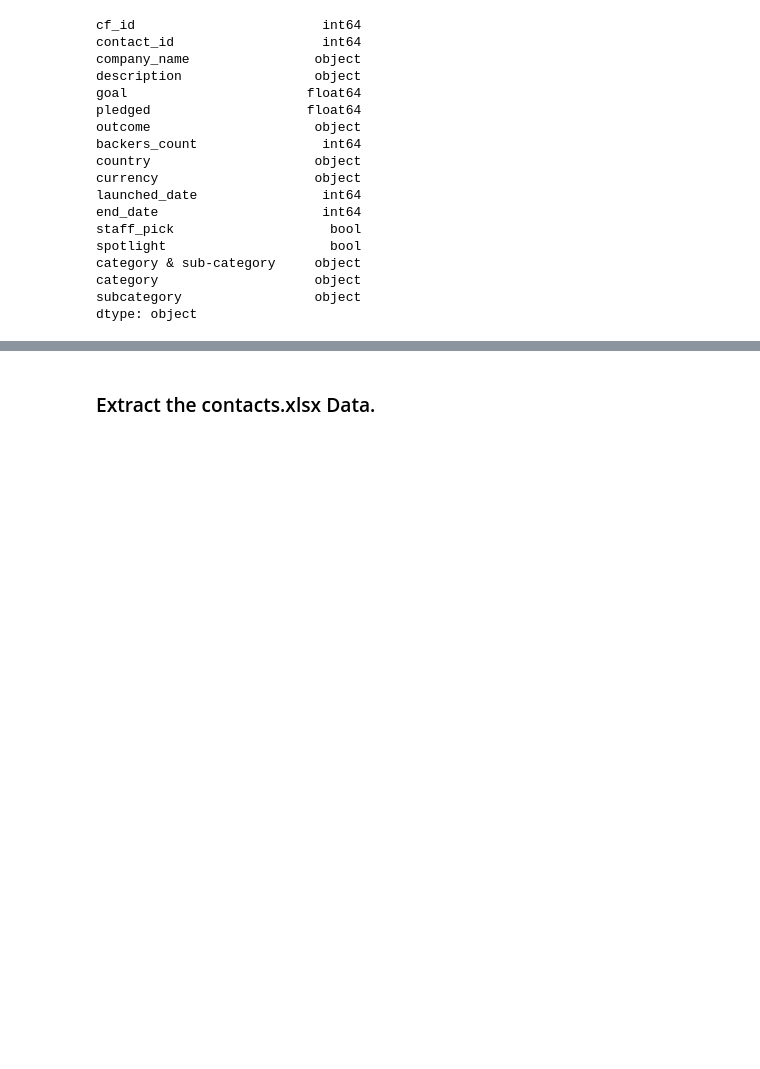
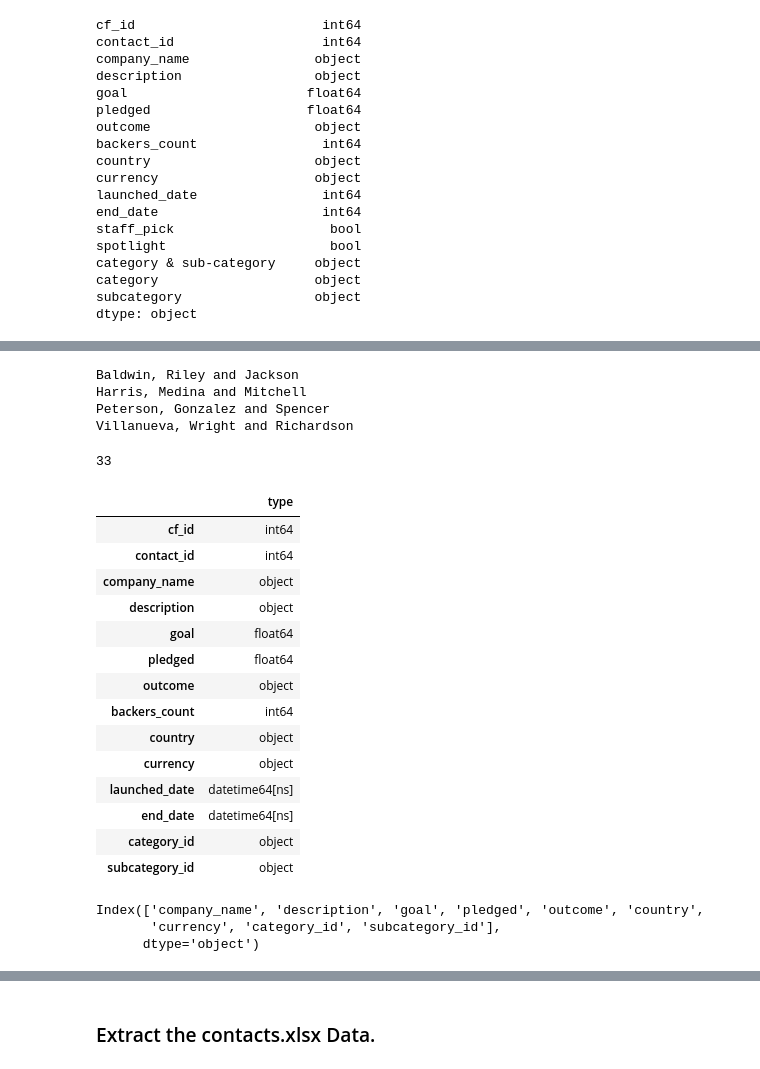
Before and after one commit to alyssahondrade/Crowdfunding_ETL, a Jupyter notebook: ETL_Mini_Project_Group_6.ipynb, the cells around one changed output, grey strips where cells are left out. Cells and saved outputs as stored; diff of their text form; code cells hidden in the pictures; blank space fills up the shorter version.

Commit message:
added schema.sql and code to check lengths in notebook

```diff
--- a/ETL_Mini_Project_Group_6.ipynb
+++ b/ETL_Mini_Project_Group_6.ipynb
@@ -298,3 +298,43 @@ campaign_cleaned.head()
 | 2 | 873 | 2067 | Stewart LLC | Cloned bi-directional architecture | 1300.0 | 12047.0 | successful | 113 | US | ... |
 | 3 | 2568 | 5989 | Castillo-Carey | Cross-platform solution-oriented ... | 142400.0 | 21307.0 | failed | 296 | US | ... |
 | 4 | 1211 | 3307 | Wright, Hartman and Yu | User-friendly tertiary array | 3300.0 | 12437.0 | successful | 131 | US | ... |
+# %%
+max_char = 0
+for word in campaign_cleaned['company_name']:
+    if len(str(word)) > max_char:
+        max_char = len(str(word))
+        print(word)
+max_char
+# %% [output]
+Baldwin, Riley and Jackson
+Harris, Medina and Mitchell
+Peterson, Gonzalez and Spencer
+Villanueva, Wright and Richardson
+33
+# %%
+dtype_df = pd.DataFrame(campaign_cleaned.dtypes, columns=['type'])
+dtype_df
+# %% [output]
+|  | type |
+| cf_id | int64 |
+| contact_id | int64 |
+| company_name | object |
+| description | object |
+| goal | float64 |
+| pledged | float64 |
+| outcome | object |
+| backers_count | int64 |
+| country | object |
+| currency | object |
+| launched_date | datetime64[ns] |
+| end_date | datetime64[ns] |
+| category_id | object |
+| subcategory_id | object |
+# %%
+# Get columns either: object/VARCHAR or float64/FLOAT(p)
+length_cols = dtype_df.loc[(dtype_df['type'] == "float64") | (dtype_df['type'] == "object")].index
+length_cols
+# %% [output]
+Index(['company_name', 'description', 'goal', 'pledged', 'outcome', 'country',
+       'currency', 'category_id', 'subcategory_id'],
+      dtype='object')
```
Also changed, not shown: parts of 2 cells of this notebook, 2 other files.
